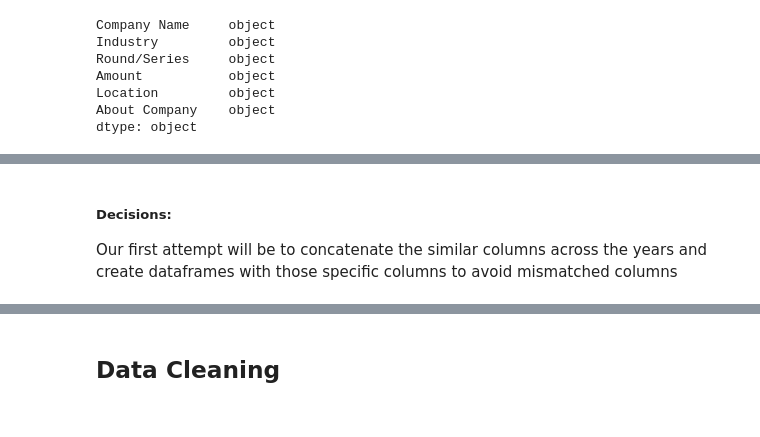
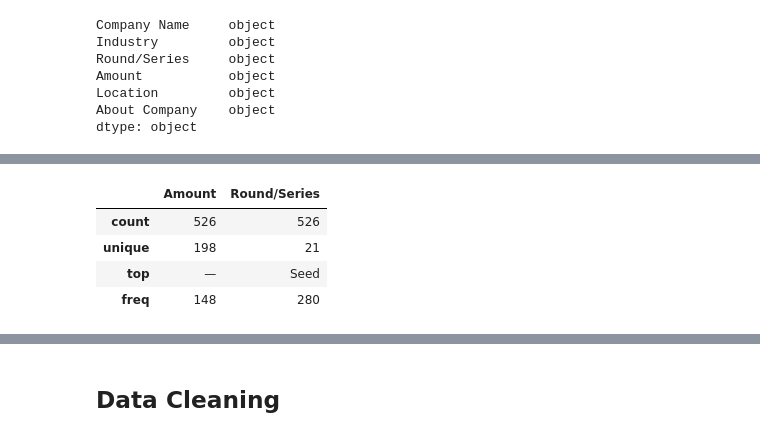
Before and after one commit to Rama-Mwenda/Indian_Ecosystem_Analysis, a Jupyter notebook: Analysis_Notebook.ipynb, the cells around one changed output, grey strips where cells are left out. Saved outputs shown, nothing was run; the diff lists cells and outputs as text; code cells hidden in the pictures.

```diff
--- a/Analysis_Notebook.ipynb
+++ b/Analysis_Notebook.ipynb
@@ -488,3 +402,11 @@ These include:\
-# %% [markdown]
-##### **Decisions:** #####
-Our first attempt will be to concatenate the similar columns across the years and create dataframes with those specific columns to avoid mismatched columns
+# %%
+(df_2018
+ [['Amount','Round/Series']]
+ .describe()
+ )
+# %% [output]
+|  | Amount | Round/Series |
+| count | 526 | 526 |
+| unique | 198 | 21 |
+| top | — | Seed |
+| freq | 148 | 280 |
```
Also changed, not shown: parts of 44 cells of this notebook.
